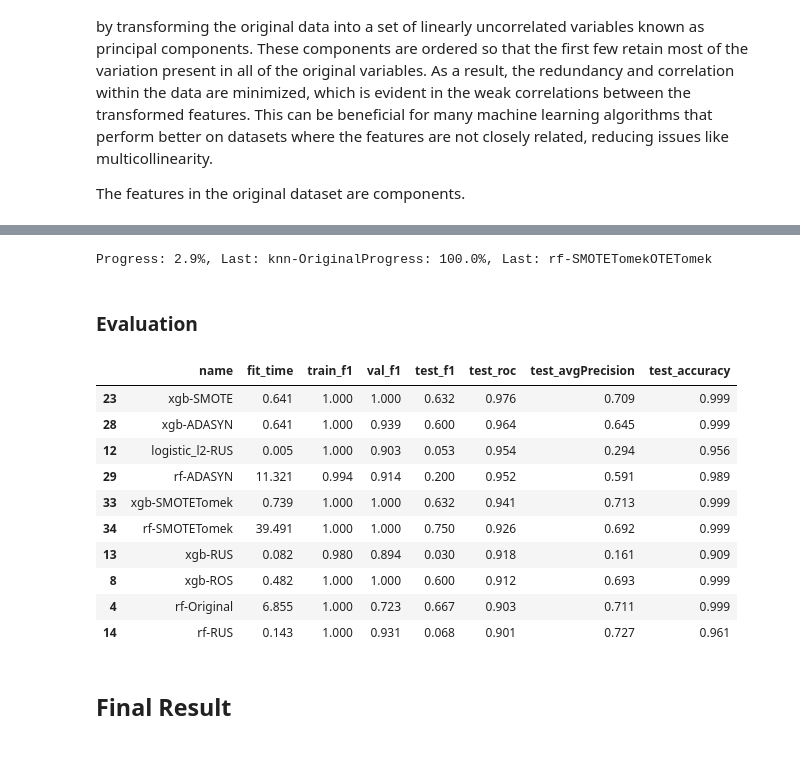
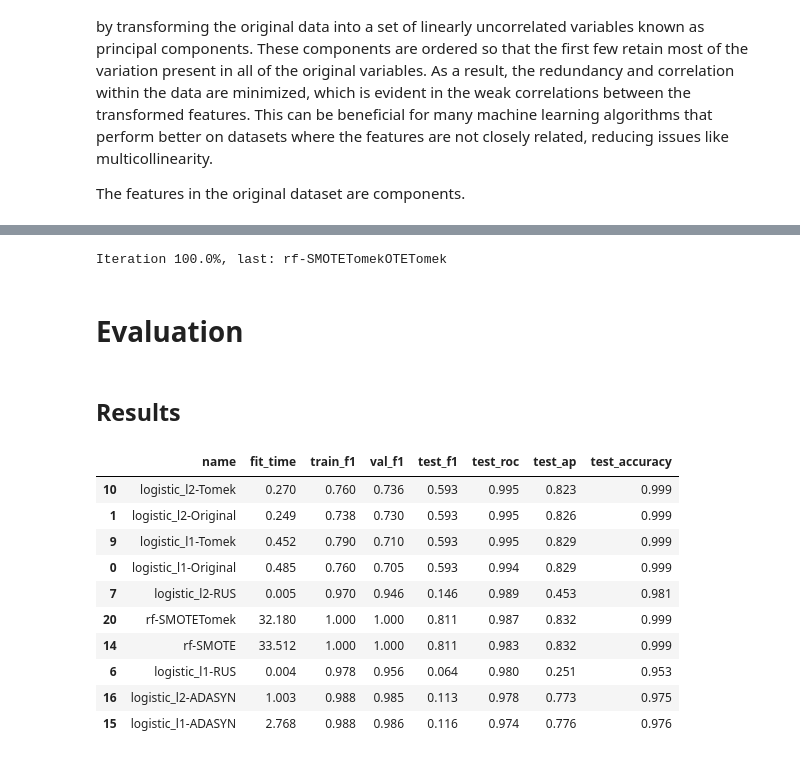
Before and after one commit to ian-cokehyeng/Imbalanced_Classification, a Jupyter notebook: Imbalanced.ipynb, the cells around one changed output, grey strips where cells are left out. Cells and saved outputs as stored; diff of their text form; code cells hidden in the pictures.

```diff
--- a/Imbalanced.ipynb
+++ b/Imbalanced.ipynb
@@ -115,6 +146,7 @@ Proportion Chance Criterion = 99.65650294452615%
 seed = 42
 np.random.seed(seed)
 
+# Create a NoResampling class that performs no rebalancing
 class NoResampling:
     def fit_resample(self, X, y):
         return X, y
@@ -125,6 +157,7 @@ class NoResampling:
     def set_params(self, **params):
         return self
 
+# Dictionary of all Resampling methods to be tested
 resampling_methods = {
     'Original': NoResampling(),
     'ROS': RandomOverSampler(),
@@ -135,34 +168,29 @@ resampling_methods = {
     'SMOTETomek': SMOTETomek()
 }
 
+# Dictionary of models to be tested
 models = {
-    'knn': KNeighborsClassifier(),
-    'logistic_l1': LogisticRegression(penalty='l1', solver='liblinear', max_iter=3000, random_state=seed),
-    'logistic_l2': LogisticRegression(penalty='l2', dual=False, max_iter=3000, random_state=seed),
-    'xgb': XGBClassifier(random_state=seed),
+    'logistic_l1': LogisticRegression(penalty='l1',
+                                      solver='liblinear',
+                                      max_iter=3000,
+                                      random_state=seed),
+    'logistic_l2': LogisticRegression(penalty='l2',
+                                      dual=False,
+                                      max_iter=3000, random_state=seed),
     'rf': RandomForestClassifier(random_state=seed),
 }
 
+# Grid for hyperparameter tuning
 param_grid = {
-    'knn': {
-        'n_neighbors': [3, 5, 10]
-    },
     'logistic_l1': {
         'C': [0.01, 0.1, 1]
     },
     'logistic_l2': {
         'C': [0.01, 0.1, 1]
     },
-    'xgb': {
-        'n_estimators': [100, 200],
-        'max_depth': [5, 10],
-        'learning_rate': [0.01, 0.1]
-    },
     'rf': {
-        'n_estimators': [100, 150],
-        'max_depth': [10, 20],
+        'n_estimators': [100],
+        'max_depth': [10],
     }
 }
-
-cv = StratifiedKFold(n_splits=3)
 # %% [markdown]
@@ -171,7 +227,13 @@ cv = StratifiedKFold(n_splits=3)
 # Initialize to store results
 results = []
 best_models_dict = {}
+cv = StratifiedKFold(n_splits=3)
 
+# Progress Updater
+i = 0
+tasks = len(resampling_methods) * len(models)
+
+# Execute
 for resample_method, resampler in resampling_methods.items():
     X_resampled, y_resampled = resampler.fit_resample(X_train, y_train)
 
@@ -212,11 +274,15 @@ for resample_method, resampler in resampling_methods.items():
                   'val_f1': val_f1,
                   'test_f1': test_f1,
                   'test_roc': test_roc,
-                  'test_avgPrecision': test_ap,
+                  'test_ap': test_ap,
                   'test_accuracy': test_accuracy}
 
         results.append(result)
+
+        # Print progress
+        i += 1
+        print(f"Iteration {(i/tasks)*100:.1f}%, last: {combo_name}", end='\r')
 # %% [output]
-Progress: 2.9%, Last: knn-OriginalProgress: 100.0%, Last: rf-SMOTETomekOTETomek
+Iteration 100.0%, last: rf-SMOTETomekOTETomek
 # %% [markdown]
-### Evaluation
+# **Evaluation**
@@ -226,17 +289,18 @@ df_results = pd.DataFrame(results)
+# %% [markdown]
+## **Results**
 # %%
-df_results = df_results.sort_values(by=['test_roc'], ascending=False)
+df_results = pd.DataFrame(results) \
+    .sort_values(by=['test_roc', 'test_ap'], ascending=False)
 df_results.round(3).head(10)
 # %% [output]
-|  | name | fit_time | train_f1 | val_f1 | test_f1 | test_roc | test_avgPrecision | test_accuracy |
-| 23 | xgb-SMOTE | 0.641 | 1.000 | 1.000 | 0.632 | 0.976 | 0.709 | 0.999 |
-| 28 | xgb-ADASYN | 0.641 | 1.000 | 0.939 | 0.600 | 0.964 | 0.645 | 0.999 |
-| 12 | logistic_l2-RUS | 0.005 | 1.000 | 0.903 | 0.053 | 0.954 | 0.294 | 0.956 |
-| 29 | rf-ADASYN | 11.321 | 0.994 | 0.914 | 0.200 | 0.952 | 0.591 | 0.989 |
-| 33 | xgb-SMOTETomek | 0.739 | 1.000 | 1.000 | 0.632 | 0.941 | 0.713 | 0.999 |
-| 34 | rf-SMOTETomek | 39.491 | 1.000 | 1.000 | 0.750 | 0.926 | 0.692 | 0.999 |
-| 13 | xgb-RUS | 0.082 | 0.980 | 0.894 | 0.030 | 0.918 | 0.161 | 0.909 |
-| 8 | xgb-ROS | 0.482 | 1.000 | 1.000 | 0.600 | 0.912 | 0.693 | 0.999 |
-| 4 | rf-Original | 6.855 | 1.000 | 0.723 | 0.667 | 0.903 | 0.711 | 0.999 |
-| 14 | rf-RUS | 0.143 | 1.000 | 0.931 | 0.068 | 0.901 | 0.727 | 0.961 |
+|  | name | fit_time | train_f1 | val_f1 | test_f1 | test_roc | test_ap | test_accuracy |
+| 10 | logistic_l2-Tomek | 0.270 | 0.760 | 0.736 | 0.593 | 0.995 | 0.823 | 0.999 |
+| 1 | logistic_l2-Original | 0.249 | 0.738 | 0.730 | 0.593 | 0.995 | 0.826 | 0.999 |
+| 9 | logistic_l1-Tomek | 0.452 | 0.790 | 0.710 | 0.593 | 0.995 | 0.829 | 0.999 |
+| 0 | logistic_l1-Original | 0.485 | 0.760 | 0.705 | 0.593 | 0.994 | 0.829 | 0.999 |
+| 7 | logistic_l2-RUS | 0.005 | 0.970 | 0.946 | 0.146 | 0.989 | 0.453 | 0.981 |
+| 20 | rf-SMOTETomek | 32.180 | 1.000 | 1.000 | 0.811 | 0.987 | 0.832 | 0.999 |
+| 14 | rf-SMOTE | 33.512 | 1.000 | 1.000 | 0.811 | 0.983 | 0.832 | 0.999 |
+| 6 | logistic_l1-RUS | 0.004 | 0.978 | 0.956 | 0.064 | 0.980 | 0.251 | 0.953 |
+| 16 | logistic_l2-ADASYN | 1.003 | 0.988 | 0.985 | 0.113 | 0.978 | 0.773 | 0.975 |
+| 15 | logistic_l1-ADASYN | 2.768 | 0.988 | 0.986 | 0.116 | 0.974 | 0.776 | 0.976 |
-# %% [markdown]
-## Final Result
```
Also changed, not shown: parts of 44 cells of this notebook, 4 other files.
